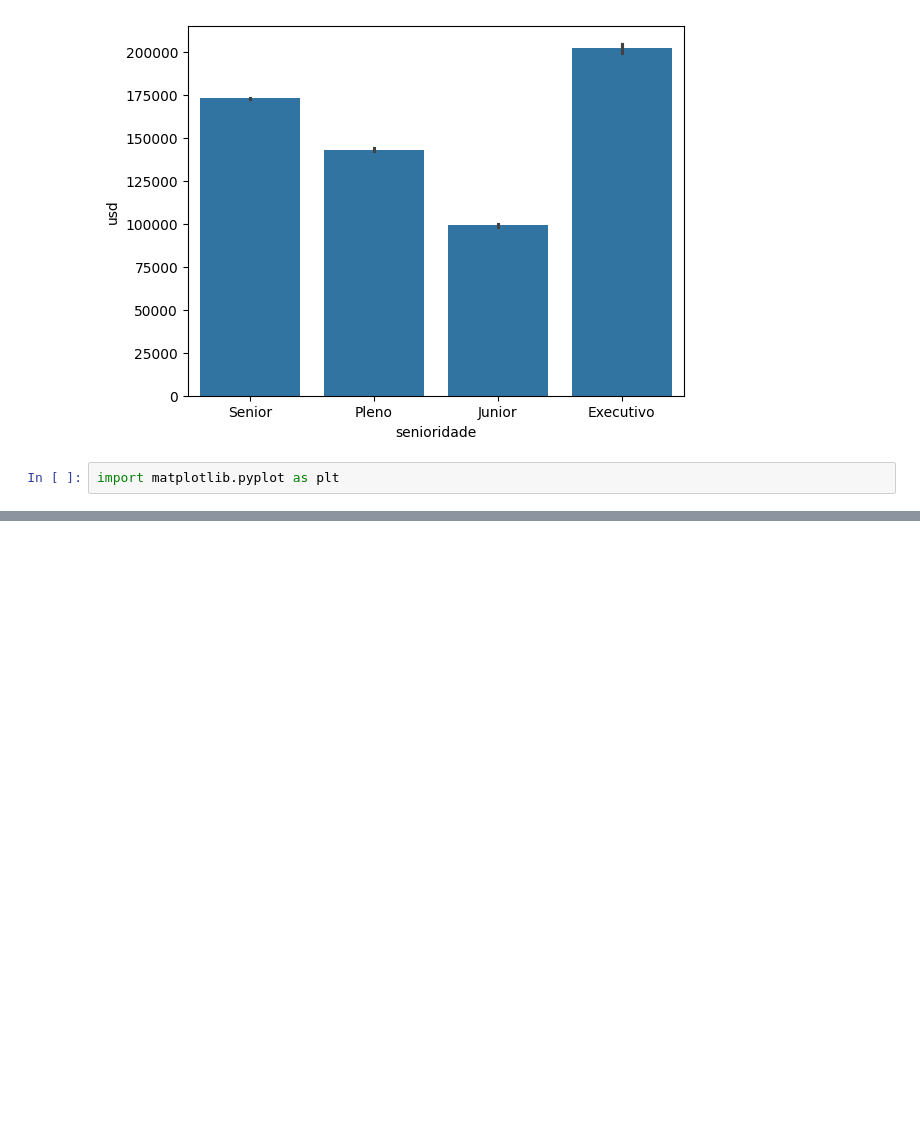
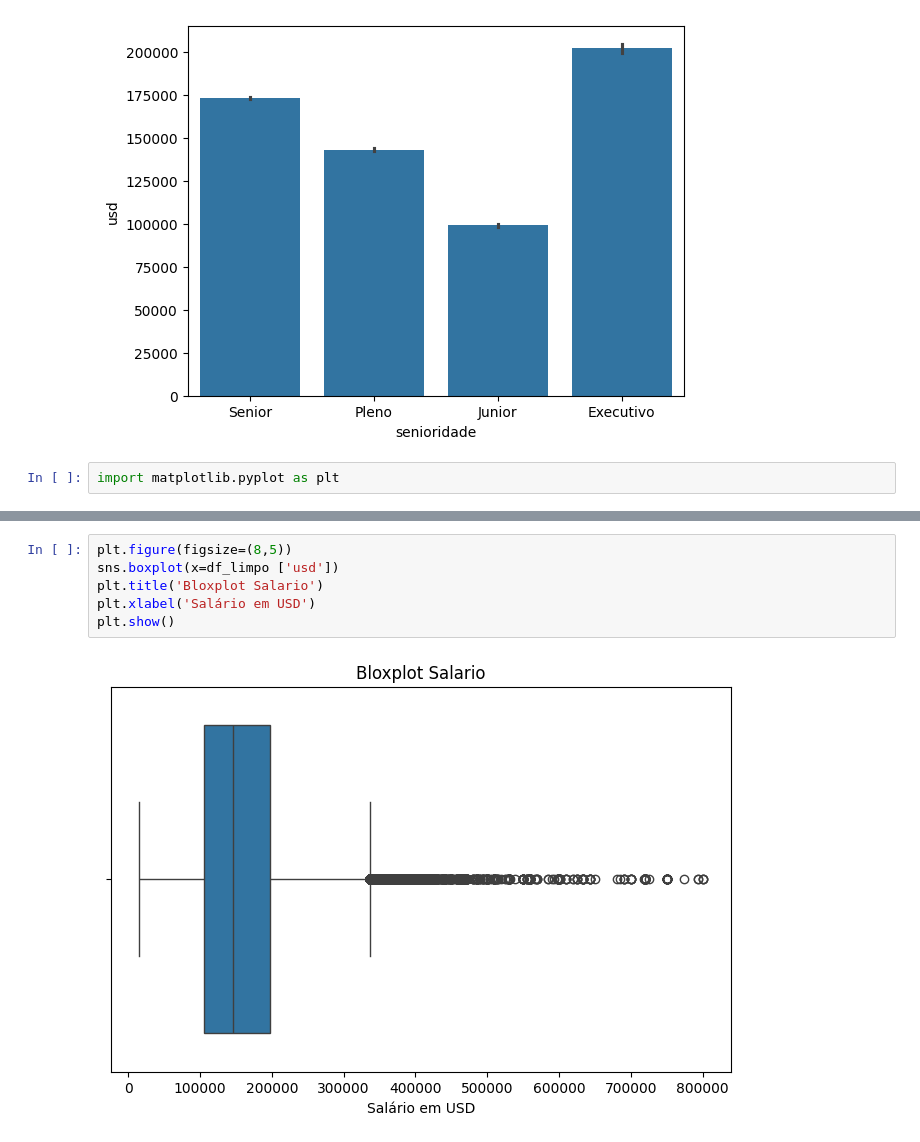
Before and after one commit to SavioMatias/ImersaoAlura, a Jupyter notebook: AulaAlura.ipynb, the cells around one changed output, grey strips where cells are left out. Cells and saved outputs as stored; diff of their text form; blank space fills up the shorter version.

```diff
--- a/AulaAlura.ipynb
+++ b/AulaAlura.ipynb
@@ -366,0 +403,8 @@ plt.show()
+# %%
+plt.figure(figsize=(8,5))
+sns.boxplot(x=df_limpo ['usd'])
+plt.title('Bloxplot Salario')
+plt.xlabel('Salário em USD')
+plt.show()
+# %% [output]
+[figure, added]
```
Also changed, not shown: parts of 17 cells of this notebook.
